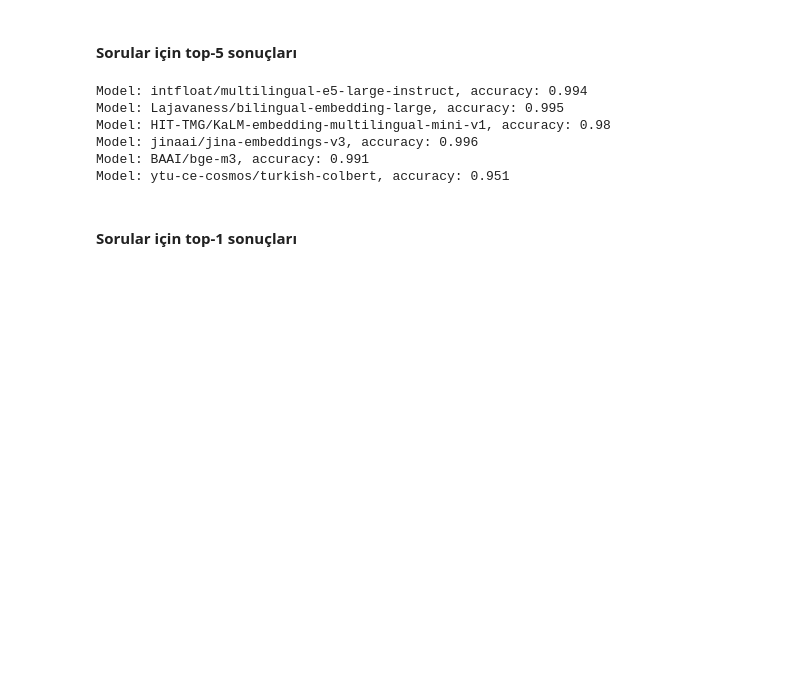
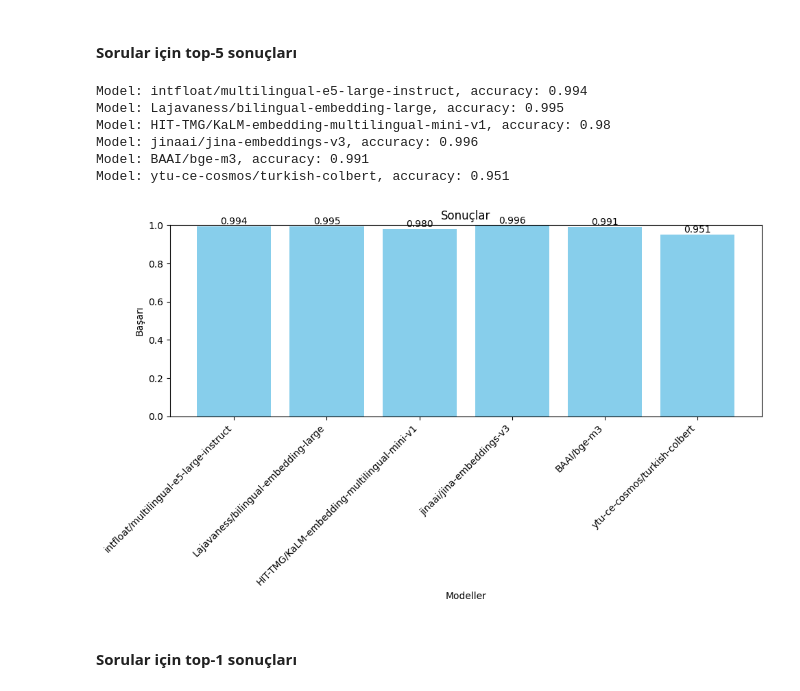
Before and after one commit to eyupdalan/BLM6114-hw1, a Jupyter notebook: BLM6114hw1.ipynb, the cells around one changed output. Drawn from its saved outputs; the diff is of its cells as text; code cells hidden in the pictures; blank space fills up the shorter version.

```diff
--- a/BLM6114hw1.ipynb
+++ b/BLM6114hw1.ipynb
@@ -249,17 +298,24 @@ Model: ytu-ce-cosmos/turkish-colbert, accuracy: 0.84
 # %% [markdown]
 #### Sorular için top-5 sonuçları
 # %%
+model_top_5_results = {"models": [], "accuracy": []} # Initialize with empty lists
+
 for model_name in all_models:
   embeddings = model_embeddings_list[model_name]
   accuracy = calculate_accuracy(Type.ANSWERS, embeddings, 5)
+  model_top_5_results["models"].append(model_name)
+  model_top_5_results["accuracy"].append(accuracy)
   print(f"Model: {model_name}, accuracy: {accuracy}")
+
+draw_results(model_top_5_results)
 # %% [output]
 Model: intfloat/multilingual-e5-large-instruct, accuracy: 0.994
 Model: Lajavaness/bilingual-embedding-large, accuracy: 0.995
 Model: HIT-TMG/KaLM-embedding-multilingual-mini-v1, accuracy: 0.98
 Model: jinaai/jina-embeddings-v3, accuracy: 0.996
 Model: BAAI/bge-m3, accuracy: 0.991
 Model: ytu-ce-cosmos/turkish-colbert, accuracy: 0.951
+[figure, added]
 # %% [markdown]
 #### Sorular için top-1 sonuçları
 # %%
```
Also changed, not shown: parts of 7 cells of this notebook.
